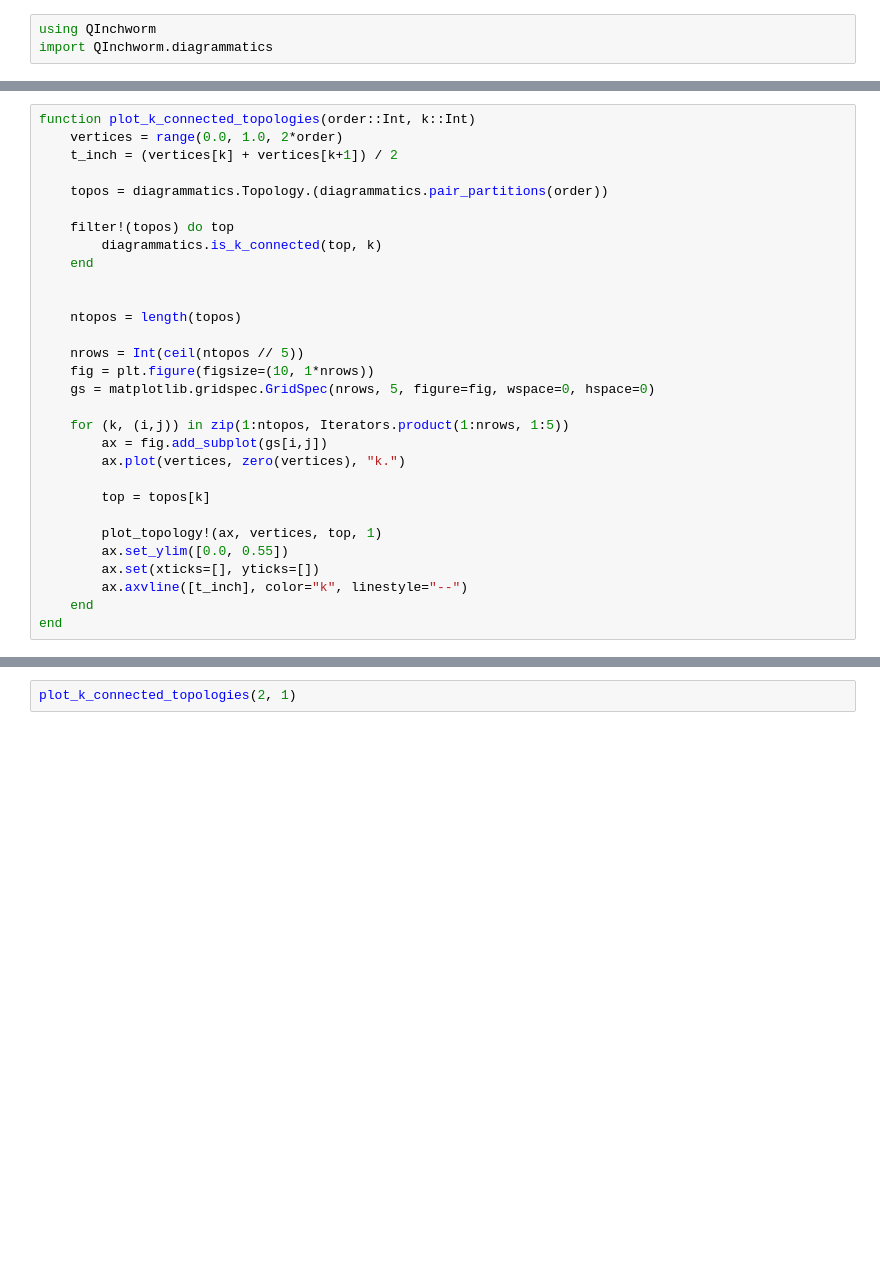
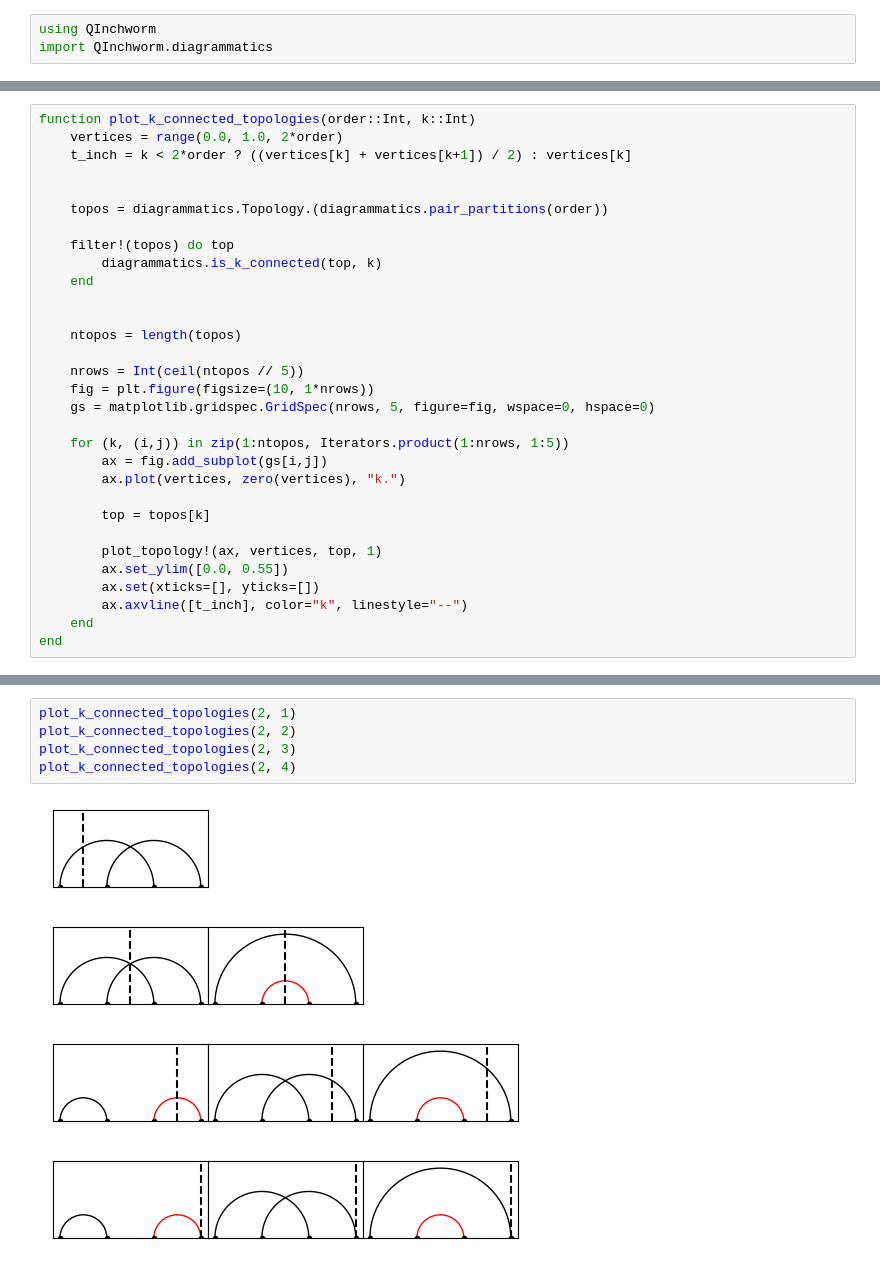
Before and after one commit to krivenko/QInchworm.jl, a Jupyter notebook: experiments/diagrammatics/diagrammatics.ipynb, the cells around one changed output, grey strips where cells are left out. Saved outputs shown, nothing was run; the diff lists cells and outputs as text; blank space fills up the shorter version.

```diff
--- a/experiments/diagrammatics/diagrammatics.ipynb
+++ b/experiments/diagrammatics/diagrammatics.ipynb
@@ -63,7 +67,8 @@ end
 # %%
 function plot_k_connected_topologies(order::Int, k::Int)
     vertices = range(0.0, 1.0, 2*order)
-    t_inch = (vertices[k] + vertices[k+1]) / 2
+    t_inch = k < 2*order ? ((vertices[k] + vertices[k+1]) / 2) : vertices[k]
+
 
     topos = diagrammatics.Topology.(diagrammatics.pair_partitions(order))
 
@@ -103,2 +153,10 @@ plot_k_connected_topologies(1, 1)
 # %%
 plot_k_connected_topologies(2, 1)
+plot_k_connected_topologies(2, 2)
+plot_k_connected_topologies(2, 3)
+plot_k_connected_topologies(2, 4)
+# %% [output]
+[figure, added]
+[figure, added]
+[figure, added]
+[figure, added]
```
Also changed, not shown: parts of 18 cells of this notebook, 1 other file.
